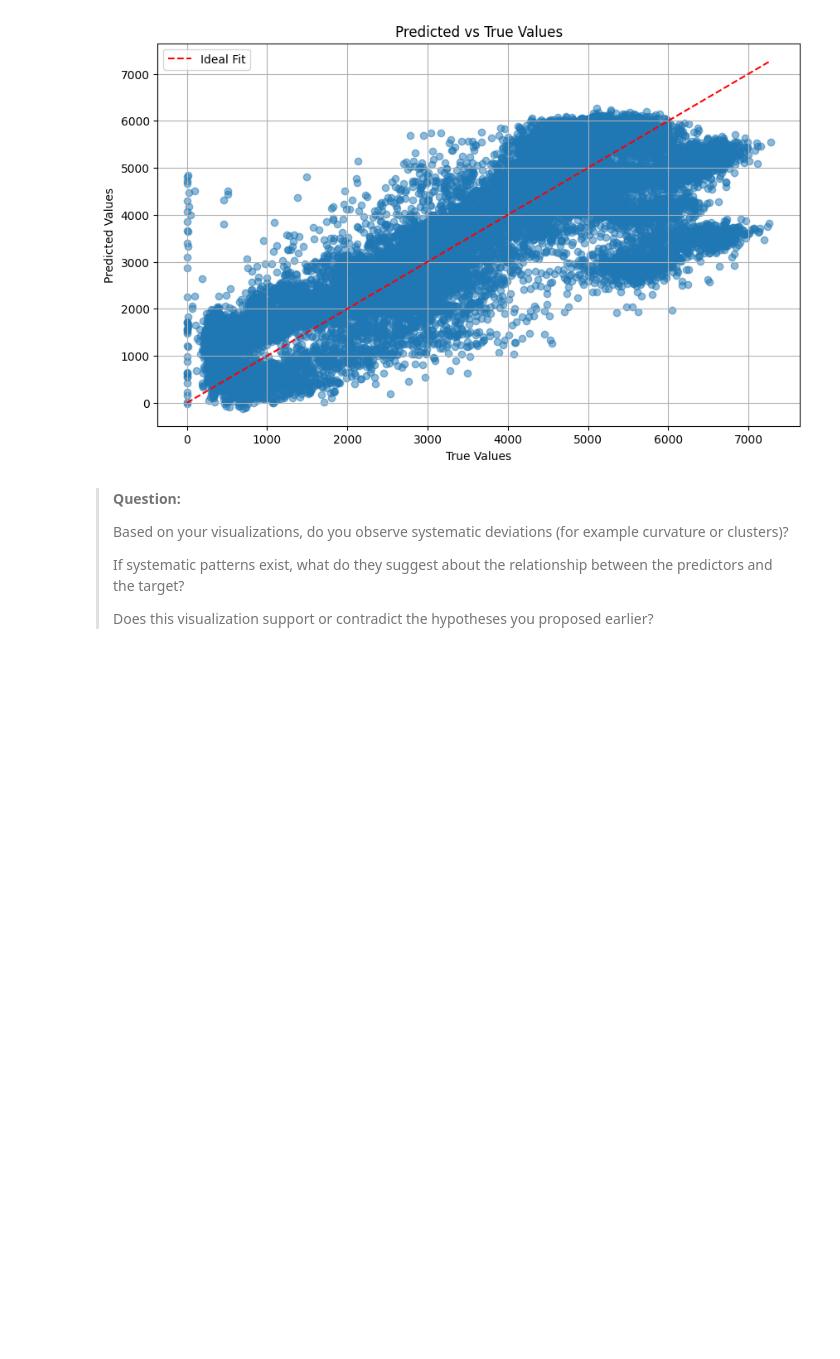
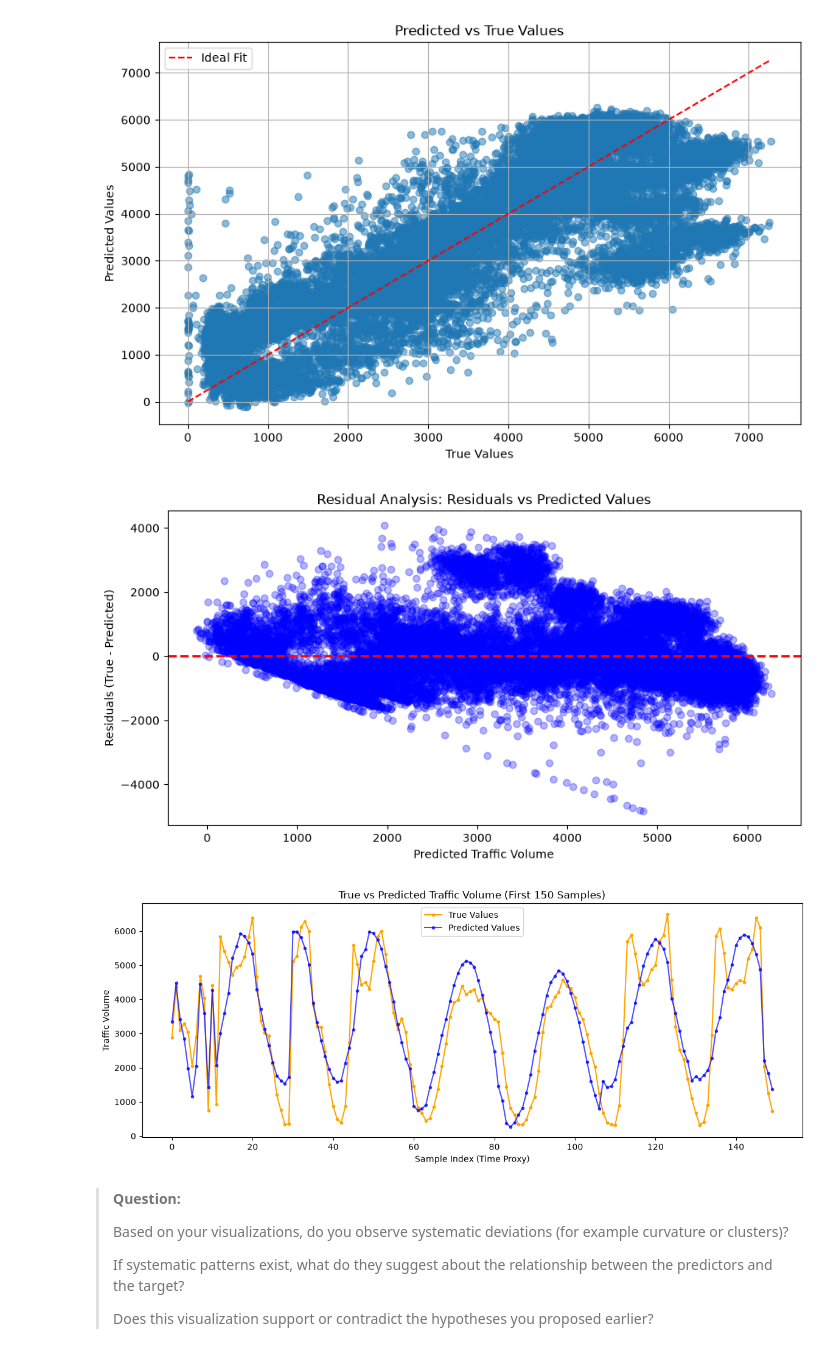
Before and after one commit to caique-dev/trabalho-ml, a Jupyter notebook: mc886_2s2026-assignment_1.ipynb, the cells around one changed output. Cells and saved outputs as stored; diff of their text form; code cells hidden in the pictures; blank space fills up the shorter version.

```diff
--- a/mc886_2s2026-assignment_1.ipynb
+++ b/mc886_2s2026-assignment_1.ipynb
@@ -813,6 +813,32 @@ pred_vs_true_plot(y, y_pred)
 [figure]
 # %%
 # Explore more plots to analyze the predictions, e.g., predictions vs time, contribution of each feature to the predictions, etc.
+
+y_true_arr = np.array(train_df['traffic_volume'])
+y_pred_arr = np.array(y_pred)
+residuals = y_true_arr - y_pred_arr
+
+# 1. Gráfico de Resíduos vs Valores Previstos
+plt.figure(figsize=(10, 5))
+plt.scatter(y_pred_arr, residuals, alpha=0.3, color='blue')
+plt.axhline(y=0, color='red', linestyle='--', linewidth=2)
+plt.xlabel('Predicted Traffic Volume')
+plt.ylabel('Residuals (True - Predicted)')
+plt.title('Residual Analysis: Residuals vs Predicted Values')
+plt.show()
+
+# 2. Gráfico de Previsões vs Realidade em uma amostra sequencial (ex: 150 primeiras instâncias)
+plt.figure(figsize=(14, 5))
+plt.plot(y_true_arr[:150], label='True Values', color='orange', marker='.')
+plt.plot(y_pred_arr[:150], label='Predicted Values', color='blue', alpha=0.7, marker='.')
+plt.xlabel('Sample Index (Time Proxy)')
+plt.ylabel('Traffic Volume')
+plt.title('True vs Predicted Traffic Volume (First 150 Samples)')
+plt.legend()
+plt.show()
+# %% [output]
+[figure, added]
+[figure, added]
 # %% [markdown]
 > **Question:**
 >
```
Also changed, not shown: parts of 3 cells of this notebook.
